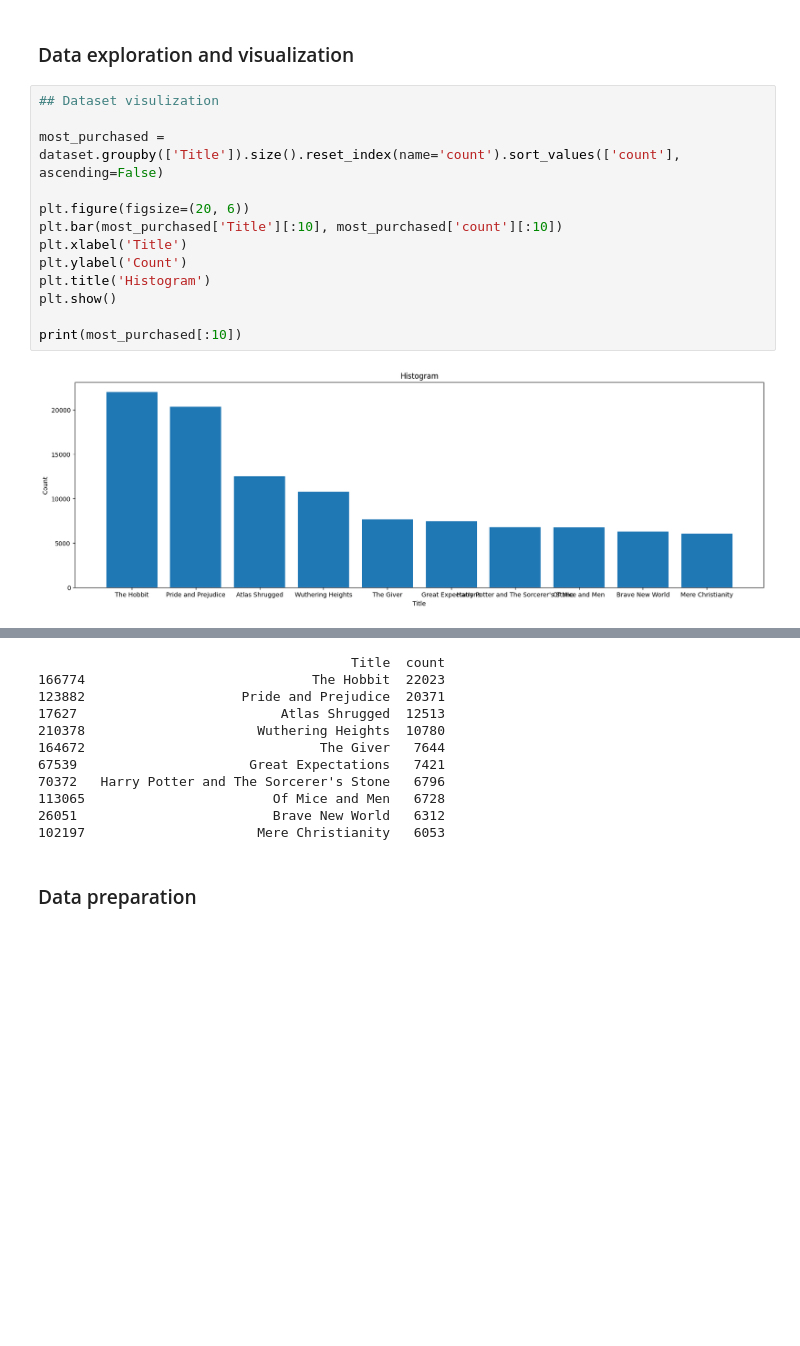
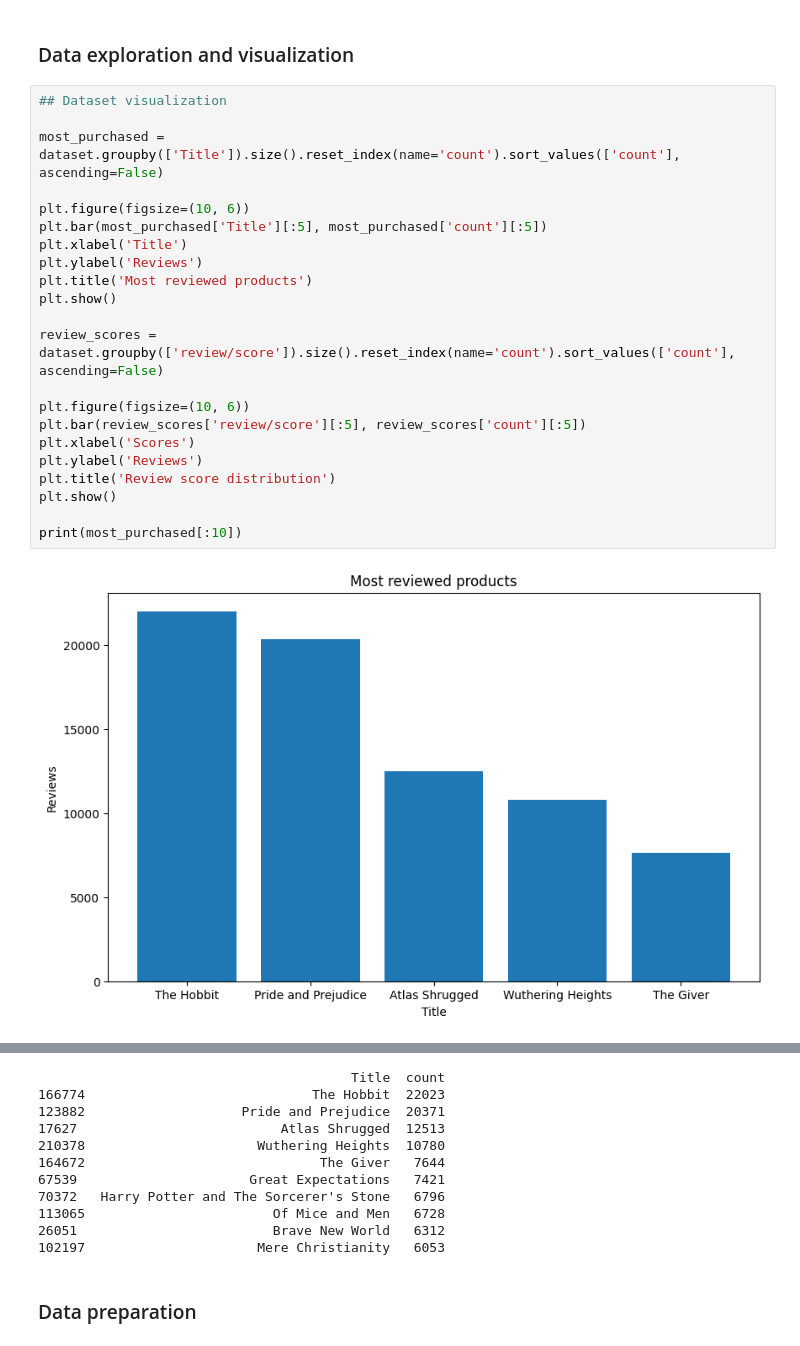
Before and after one commit to riccardotenuta/network_science, a Jupyter notebook: network_science_project.ipynb, the cells around one changed output, grey strips where cells are left out. Drawn from its saved outputs; the diff is of its cells as text; blank space fills up the shorter version.

```diff
--- a/network_science_project.ipynb
+++ b/network_science_project.ipynb
@@ -93,17 +87,26 @@ len(dataset)
 # %% [markdown]
 ### Data exploration and visualization
 # %%
-## Dataset visulization
+## Dataset visualization
 
 most_purchased = dataset.groupby(['Title']).size().reset_index(name='count').sort_values(['count'], ascending=False)
 
-plt.figure(figsize=(20, 6))
-plt.bar(most_purchased['Title'][:10], most_purchased['count'][:10])
+plt.figure(figsize=(10, 6))
+plt.bar(most_purchased['Title'][:5], most_purchased['count'][:5])
 plt.xlabel('Title')
-plt.ylabel('Count')
-plt.title('Histogram')
+plt.ylabel('Reviews')
+plt.title('Most reviewed products')
+plt.show()
+
+review_scores = dataset.groupby(['review/score']).size().reset_index(name='count').sort_values(['count'], ascending=False)
+
+plt.figure(figsize=(10, 6))
+plt.bar(review_scores['review/score'][:5], review_scores['count'][:5])
+plt.xlabel('Scores')
+plt.ylabel('Reviews')
+plt.title('Review score distribution')
 plt.show()
 
 print(most_purchased[:10])
 # %% [output]
-[figure, old version]
+[figure, new version]
```
Also changed, not shown: parts of 18 cells of this notebook.
